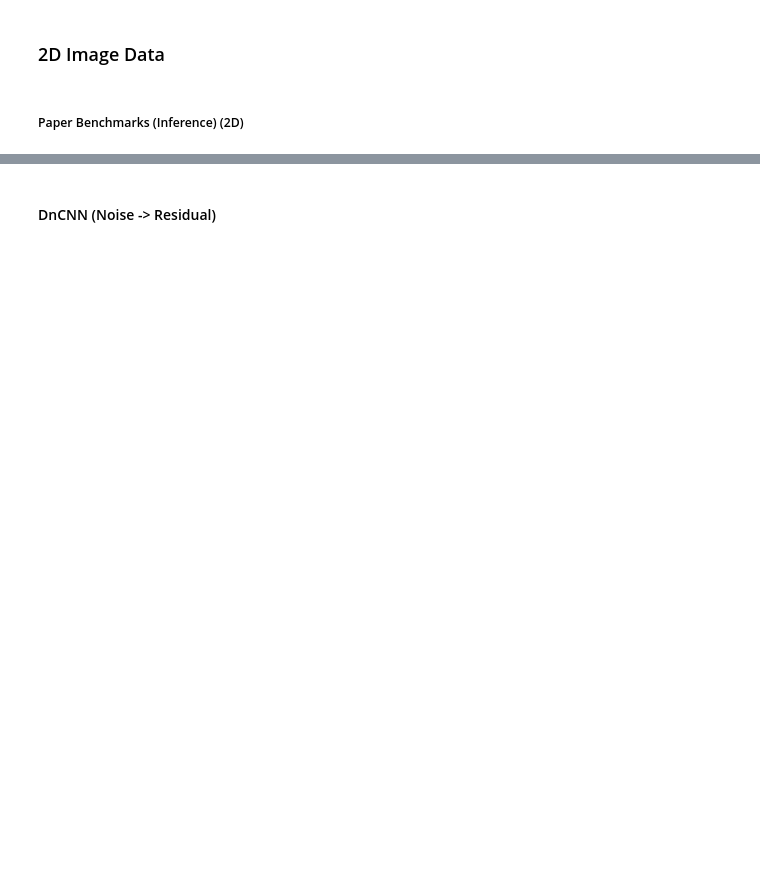
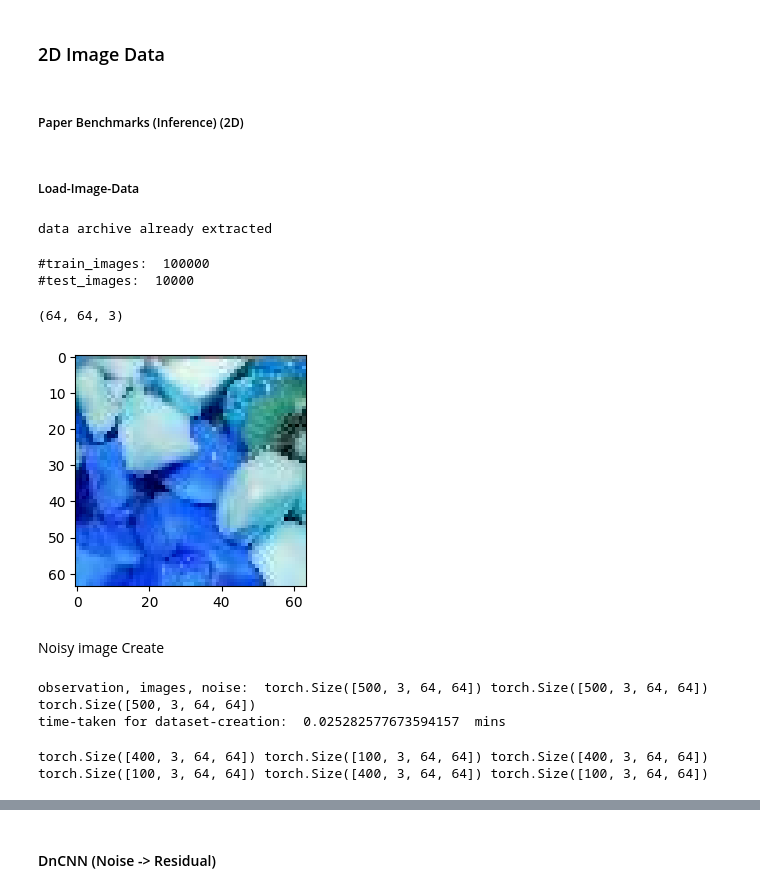
Before and after one commit to AlikMon88/Gibbs-Diff, a Jupyter notebook: unit_main_denoise.ipynb, the cells around one changed output, grey strips where cells are left out. Saved outputs shown, nothing was run; the diff lists cells and outputs as text; code cells hidden in the pictures; blank space fills up the shorter version.

```diff
--- a/unit_main_denoise.ipynb
+++ b/unit_main_denoise.ipynb
@@ -237,3 +243,5 @@ plt.show()
 ### 2D Image Data
 # %% [markdown]
 ##### Paper Benchmarks (Inference) (2D)
+# %% [markdown]
+##### Load-Image-Data
@@ -239,0 +253,51 @@ plt.show()
+# %%
+### Image-Load
+zip_path = "data/archive.zip"
+extract_dir = 'data/tiny-imagenet-200/'  # Use '.' to extract to current directory
+# %%
+if not os.path.exists(extract_dir):
+    with zipfile.ZipFile(zip_path, 'r') as zip_ref:
+        zip_ref.extractall(extract_dir)
+    print("data archive succesfully extracted")
+else:
+    print('data archive already extracted')
+# %% [output]
+data archive already extracted
+# %%
+def tiny_imagenet_file_handler(source_path, return_path = True):
+    train_path = os.path.join(source_path, 'train')
+    test_path = os.path.join(source_path, 'test/images')
+
+    train_class_path = [os.path.join(train_path, class_id + '/images') for class_id in os.listdir(train_path)]
+
+    train_image_path = []
+    for tp in train_class_path:
+        for image_id in os.listdir(tp):
+            train_image_path.append(os.path.join(tp, image_id))
+
+    test_image_path = []
+    for image_id in os.listdir(test_path):
+        test_image_path.append(os.path.join(test_path, image_id))
+
+    print('#train_images: ', len(train_image_path))
+    print('#test_images: ', len(test_image_path))
+
+    if return_path:
+        return train_image_path, test_image_path
+# %%
+train_image_path, test_image_path = tiny_imagenet_file_handler(extract_dir)
+# %% [output]
+#train_images:  100000
+#test_images:  10000
+# %%
+img = cv2.imread(train_image_path[0])
+print(img.shape)
+
+fig = plt.figure(figsize = (3, 3))
+plt.imshow(img)
+plt.show()
+# %% [output]
+(64, 64, 3)
+[figure, added]
+# %% [markdown]
+Noisy image Create
@@ -239,0 +314,21 @@ plt.show()
+# %%
+ft = time.time()
+observation_2d, images_2d, noise_2d = create_2d_data_colored(train_image_path, n_samples = subset_sample_len, phi=phi, sigma=sigma, is_plot=False, size=input_size)
+print("observation, images, noise: ", observation_2d.shape, images_2d.shape, noise_2d.shape)
+lt = time.time()
+
+print('time-taken for dataset-creation: ', (lt - ft)/60, ' mins')
+# %% [output]
+observation, images, noise:  torch.Size([500, 3, 64, 64]) torch.Size([500, 3, 64, 64]) torch.Size([500, 3, 64, 64])
+time-taken for dataset-creation:  0.025282577673594157  mins
+# %%
+rand_idx = torch.randperm(subset_sample_len)
+
+train_observation_2d, val_observation_2d = observation_2d[rand_idx][:int(train_split * subset_sample_len)], observation_2d[rand_idx][int(train_split * subset_sample_len):]
+train_images_2d, val_images_2d = images_2d[rand_idx][:int(train_split * subset_sample_len)], images_2d[rand_idx][int(train_split * subset_sample_len):]
+train_noise_2d, val_noise_2d = noise_2d[rand_idx][:int(train_split * subset_sample_len)], noise_2d[rand_idx][int(train_split * subset_sample_len):]
+
+# train_observation_2d, val_observation_2d, train_images_2d, train_images_2d, train_noise_2d, val_noise_2d = train_test_split(observation_2d, images_2d, noise_2d, train_size=train_split)
+print(train_observation_2d.shape, val_observation_2d.shape, train_images_2d.shape, val_images_2d.shape, train_noise_2d.shape, val_noise_2d.shape)
+# %% [output]
+torch.Size([400, 3, 64, 64]) torch.Size([100, 3, 64, 64]) torch.Size([400, 3, 64, 64]) torch.Size([100, 3, 64, 64]) torch.Size([400, 3, 64, 64]) torch.Size([100, 3, 64, 64])
```
Also changed, not shown: parts of 26 cells of this notebook, 6 other files.
